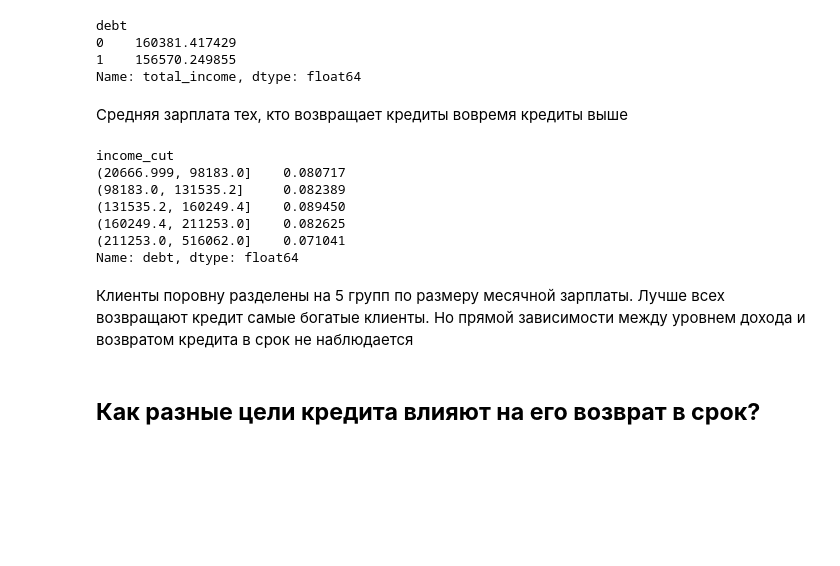
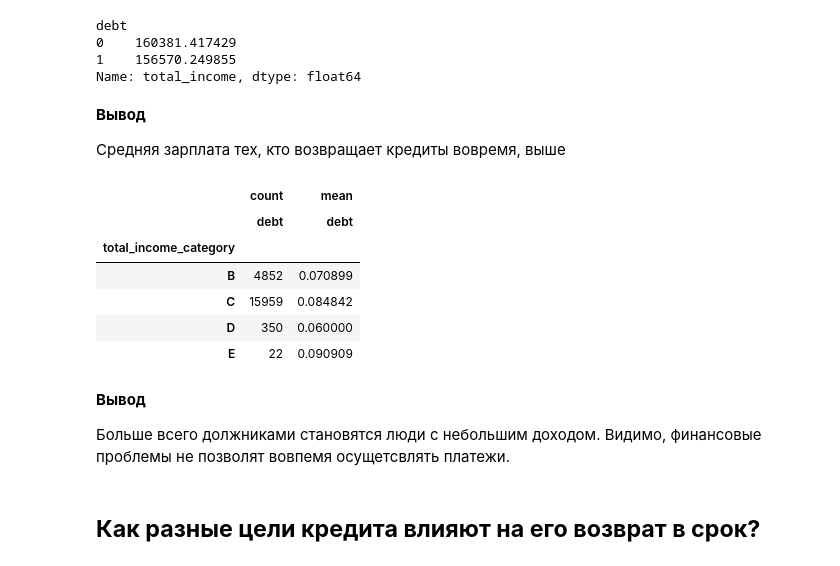
Before and after one commit to DolanLuginov/portfolio, a Jupyter notebook: 1. Исследование надёжности заёмщиков/Исследование надёжности заёмщиков.ipynb, the cells around one changed output. Cells and saved outputs as stored; diff of their text form; code cells hidden in the pictures; blank space fills up the shorter version.

```diff
--- a/1. Исследование надёжности заёмщиков/Исследование надёжности заёмщиков.ipynb
+++ b/1. Исследование надёжности заёмщиков/Исследование надёжности заёмщиков.ipynb
@@ -378,5 +446,3 @@ df['total_income'] = df['total_income'].astype('int')
-# %%
-df['dob_years'] = df['dob_years'].astype('int')
 # %%
 df.dtypes
 # %% [output]
@@ -476,0 +547,17 @@ df.head()
+# %%
+def categorize_income(income):
+    try:
+        if 0 <= income <= 30000:
+            return 'E'
+        elif 30001 <= income <= 50000:
+            return 'D'
+        elif 50001 <= income <= 200000:
+            return 'C'
+        elif 200001 <= income <= 1000000:
+            return 'B'
+        elif income >= 1000001:
+            return 'A'
+    except:
+        pass
+# %%
+df['total_income_category'] = df['total_income'].apply(categorize_income)
@@ -529,21 +637,23 @@ debt
 1    156570.249855
 Name: total_income, dtype: float64
 # %% [markdown]
-Средняя зарплата тех, кто возвращает кредиты вовремя кредиты выше
+**Вывод**
+
+Средняя зарплата тех, кто возвращает кредиты вовремя, выше
-# %%
-df['income_cut'] = pd.qcut(df['total_income'], 5)
-# %%
-df.groupby('income_cut')['debt'].mean()
-# %% [output]
-income_cut
-(20666.999, 98183.0]    0.080717
-(98183.0, 131535.2]     0.082389
-(131535.2, 160249.4]    0.089450
-(160249.4, 211253.0]    0.082625
-(211253.0, 516062.0]    0.071041
-Name: debt, dtype: float64
-# %% [markdown]
-Клиенты поровну разделены на 5 групп по размеру месячной зарплаты. Лучше всех возвращают кредит самые богатые клиенты. Но прямой зависимости между уровнем дохода и возвратом кредита в срок не наблюдается
+# %%
+df.pivot_table(index='total_income_category', values='debt', aggfunc=['count', 'mean'])
+# %% [output]
+|  | count | mean |
+|  | debt | debt |
+| total_income_category |  |  |
+| B | 4852 | 0.070899 |
+| C | 15959 | 0.084842 |
+| D | 350 | 0.060000 |
+| E | 22 | 0.090909 |
+# %% [markdown]
+**Вывод**
+
+Больше всего должниками становятся люди с небольшим доходом. Видимо, финансовые проблемы не позволят вовпемя осущетсвлять платежи.
 # %% [markdown]
 ## **Как разные цели кредита влияют на его возврат в срок?**
 # %%
```
Also changed, not shown: parts of 42 cells of this notebook.
